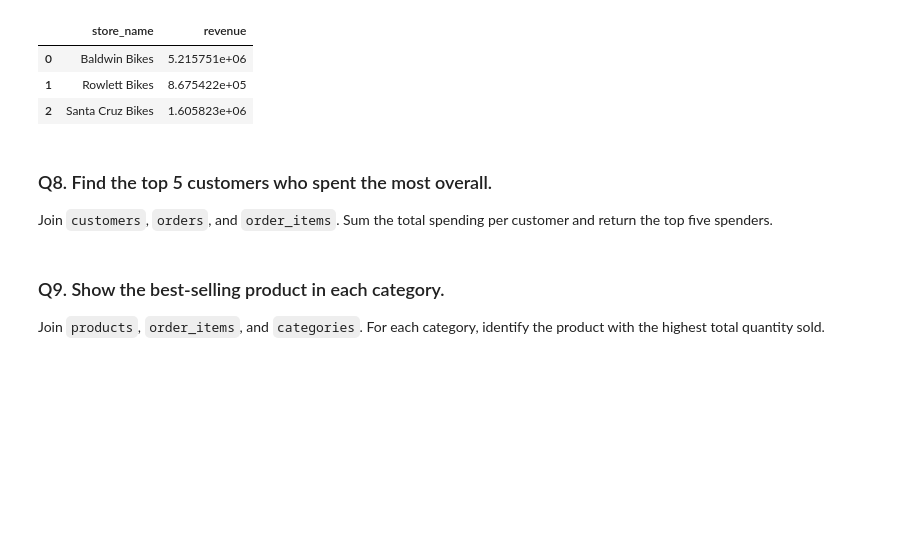
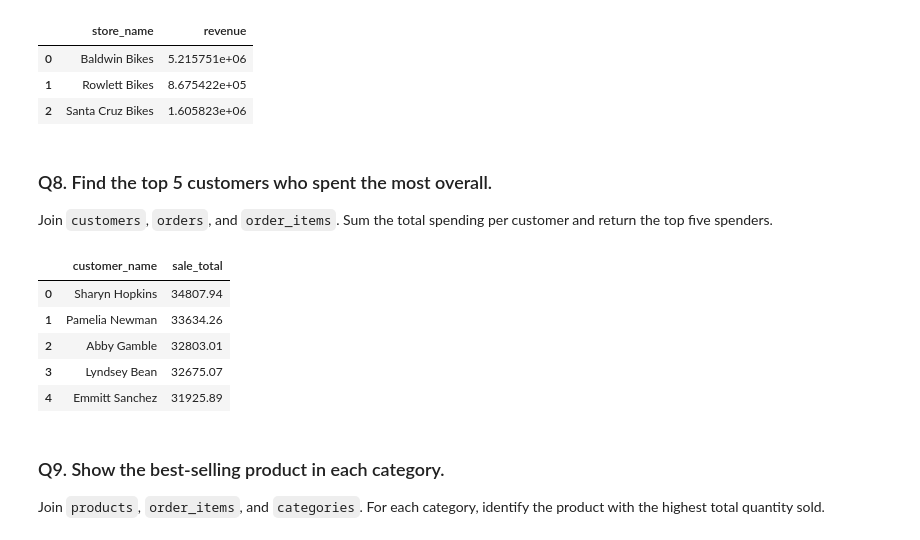
Before and after one commit to notepadnomad/DataAnalysisModule3, a Jupyter notebook: Week3/workflow_practice.ipynb, the cells around one changed output. Saved outputs shown, nothing was run; the diff lists cells and outputs as text; code cells hidden in the pictures; blank space fills up the shorter version.

```diff
--- a/Week3/workflow_practice.ipynb
+++ b/Week3/workflow_practice.ipynb
@@ -300,9 +300,28 @@ pd.read_sql(query7, connection)
 Join `customers`, `orders`, and `order_items`. Sum the total spending per customer and return the top five spenders.
 # %%
 # Your query here
+
 query8 = """
+
+SELECT
+    c.first_name || ' ' || c.last_name AS customer_name,
+    ROUND(SUM(oi.quantity * oi.list_price * (1 - oi.discount)), 2) AS sale_total
+FROM customers c
+LEFT JOIN orders o ON c.customer_id = o.customer_id
+LEFT JOIN order_items oi ON o.order_id = oi.order_id
+GROUP BY c.first_name || ' ' || c.last_name
+ORDER BY sale_total DESC
+LIMIT 5;
+
 """
 pd.read_sql(query8, connection)
+# %% [output]
+|  | customer_name | sale_total |
+| 0 | Sharyn Hopkins | 34807.94 |
+| 1 | Pamelia Newman | 33634.26 |
+| 2 | Abby Gamble | 32803.01 |
+| 3 | Lyndsey Bean | 32675.07 |
+| 4 | Emmitt Sanchez | 31925.89 |
 # %% [markdown]
 ### Q9. Show the best-selling product in each category.
 
```
Also changed, not shown: parts of 2 cells of this notebook.
